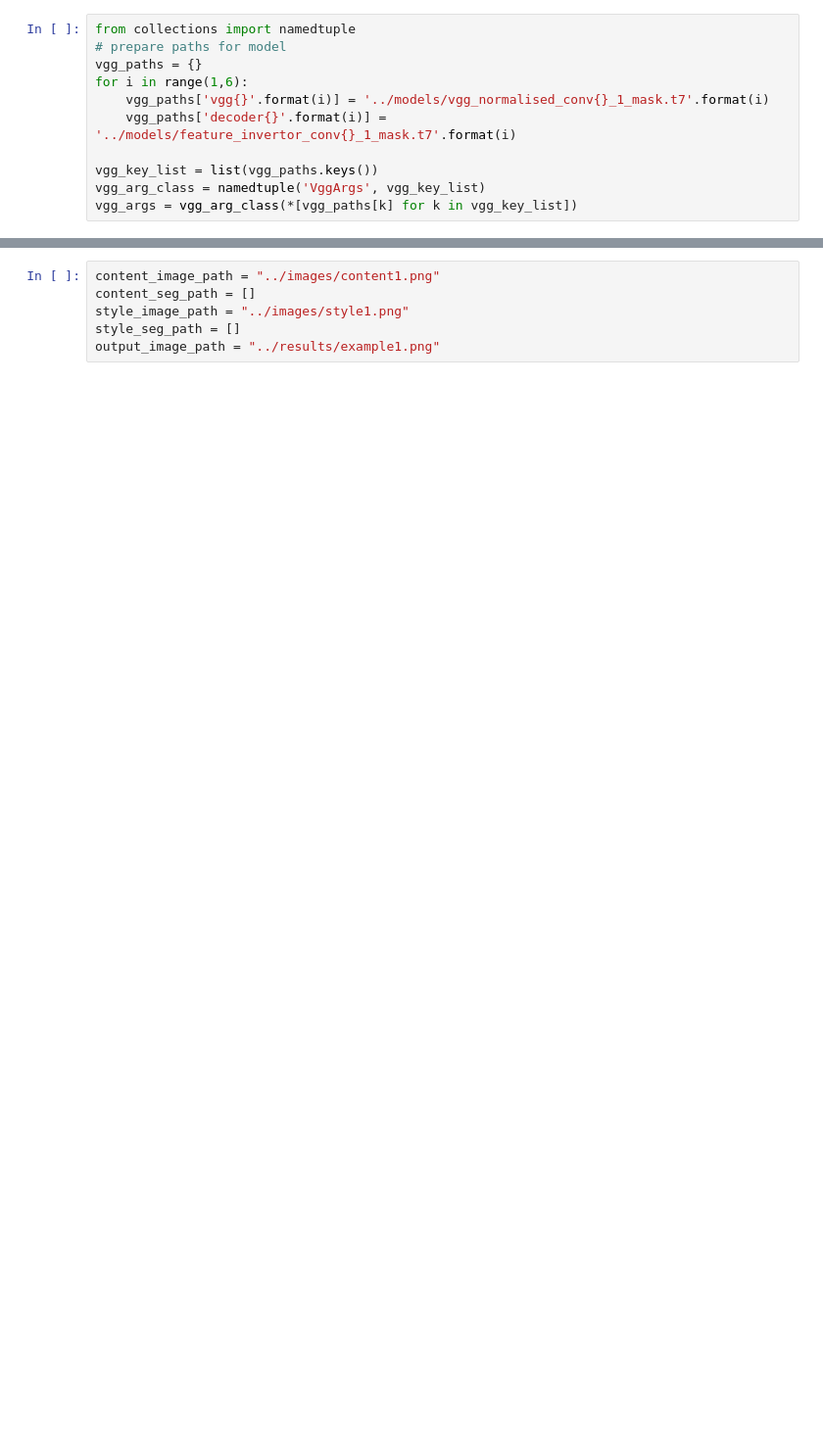
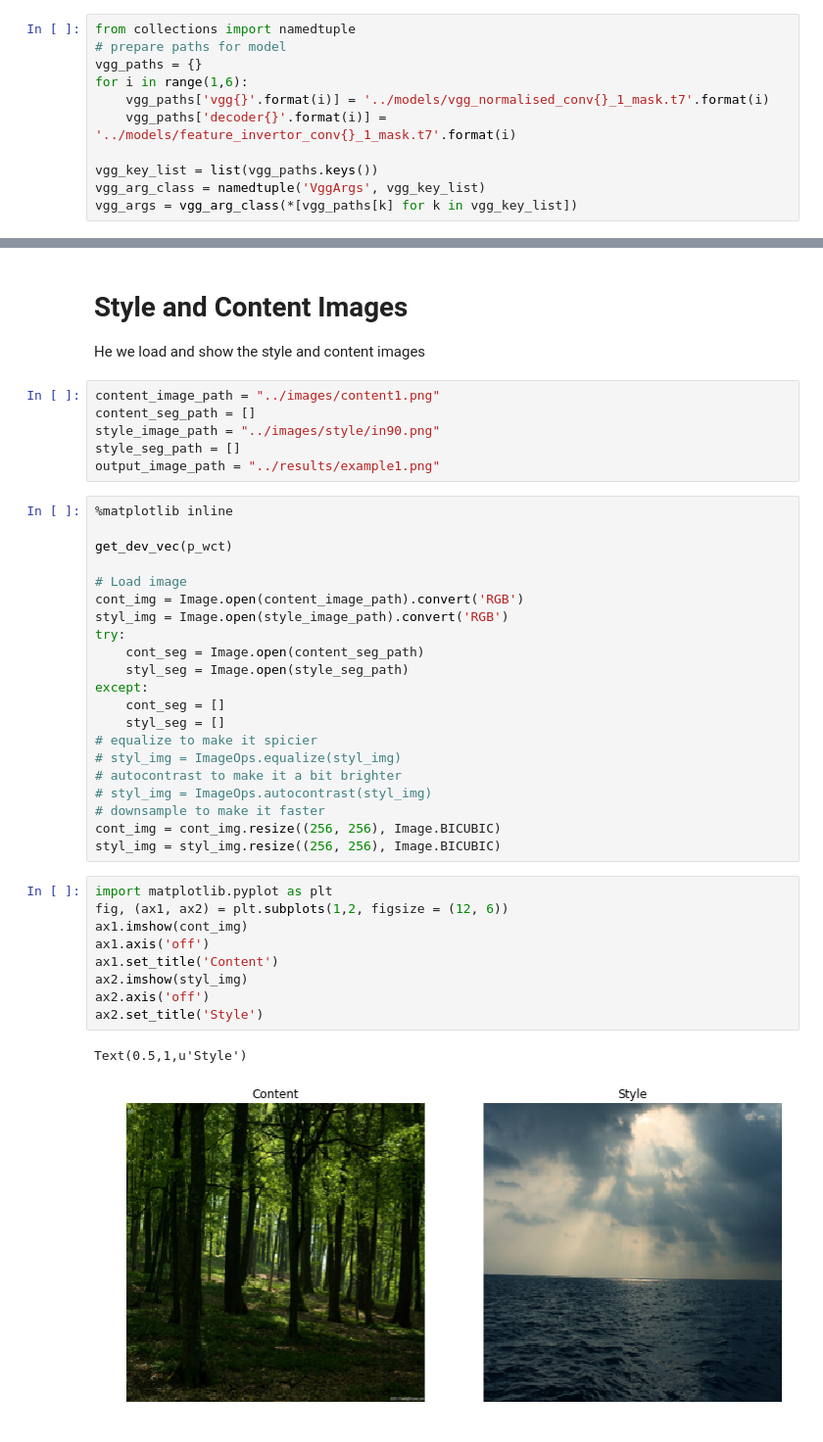
Before and after one commit to 4QuantOSS/FastPhotoStyle, a Jupyter notebook: notebooks/demo.ipynb, the cells around one changed output, grey strips where cells are left out. Shown: that part at 98% size. Cells and saved outputs as stored; diff of their text form; blank space fills up the shorter version.

```diff
--- a/notebooks/demo.ipynb
+++ b/notebooks/demo.ipynb
@@ -48,7 +39,43 @@ IOError: [Errno 2] No such file or directory: '../models/vgg_normalised_conv1_1_
+# %% [markdown]
+# Style and Content Images
+He we load and show the style and content images
 # %%
 content_image_path = "../images/content1.png"
 content_seg_path = []
-style_image_path = "../images/style1.png"
+style_image_path = "../images/style/in90.png"
 style_seg_path = []
 output_image_path = "../results/example1.png"
+# %%
+%matplotlib inline
+
+get_dev_vec(p_wct)
+
+# Load image
+cont_img = Image.open(content_image_path).convert('RGB')
+styl_img = Image.open(style_image_path).convert('RGB')
+try:
+    cont_seg = Image.open(content_seg_path)
+    styl_seg = Image.open(style_seg_path)
+except:
+    cont_seg = []
+    styl_seg = []
+# equalize to make it spicier
+# styl_img = ImageOps.equalize(styl_img)
+# autocontrast to make it a bit brighter
+# styl_img = ImageOps.autocontrast(styl_img)
+# downsample to make it faster
+cont_img = cont_img.resize((256, 256), Image.BICUBIC)
+styl_img = styl_img.resize((256, 256), Image.BICUBIC)
+# %%
+import matplotlib.pyplot as plt
+fig, (ax1, ax2) = plt.subplots(1,2, figsize = (12, 6))
+ax1.imshow(cont_img)
+ax1.axis('off')
+ax1.set_title('Content')
+ax2.imshow(styl_img)
+ax2.axis('off')
+ax2.set_title('Style')
+# %% [output]
+Text(0.5,1,u'Style')
+[figure, added]
 # %%
```
Also changed, not shown: parts of 9 cells of this notebook, 3 other files.
